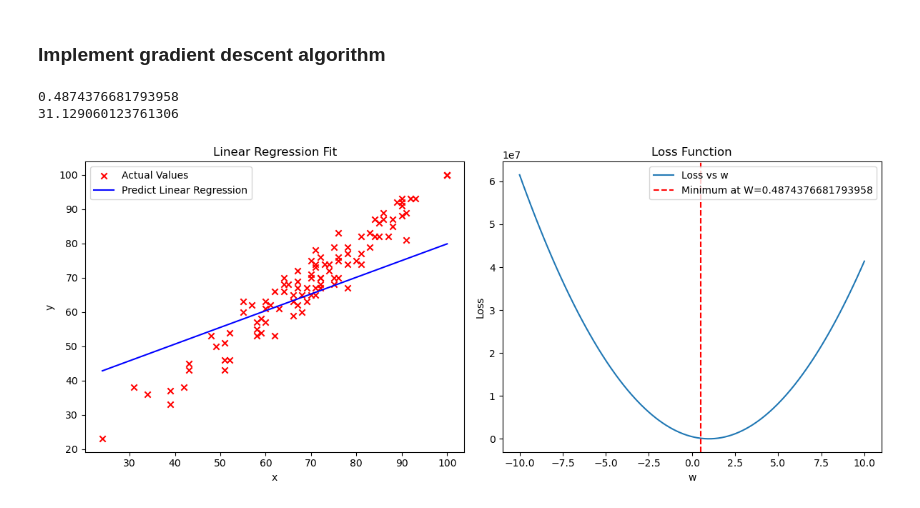
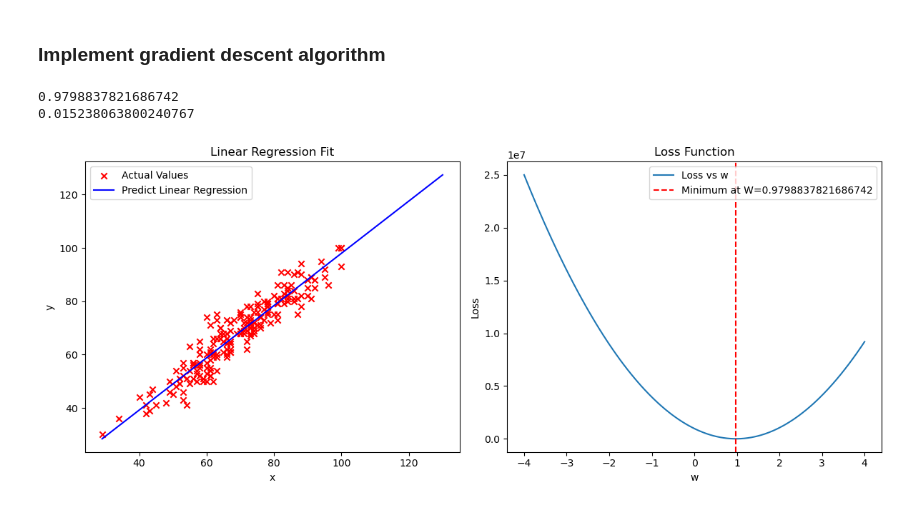
Before and after one commit to HuyinCP/Customize-ML-Models, a Jupyter notebook: gradient_descent.ipynb, the cells around one changed output. Cells and saved outputs as stored; diff of their text form; code cells hidden in the pictures.

```diff
--- a/gradient_descent.ipynb
+++ b/gradient_descent.ipynb
@@ -47,7 +47,7 @@ y = df[["writing score"]]
 # %% [markdown]
 ### Split data into training and test sets
 # %%
-x_train, x_test, y_train, y_test = train_test_split(x, y, test_size=0.9, random_state=42)
+x_train, x_test, y_train, y_test = train_test_split(x, y, test_size=0.8, random_state=23)
 # %% [markdown]
 ### Impute missing values in input features
 # %%
@@ -95,8 +95,6 @@ def compute_gradient(x, y, w, b):
 def gradient_descent(x, y, w_in, b_in, alpha, num_iters, cost_function, gradient_function):
     w_out = w_in
     b_out = b_in
-    J_history = []
-    p_history = []
     for i in range(num_iters):
         dj_dw, dj_db = gradient_function(x, y, w_out, b_out)
         w_out -= alpha * dj_dw
@@ -105,41 +103,40 @@ def gradient_descent(x, y, w_in, b_in, alpha, num_iters, cost_function, gradient
 # %%
 w_init = 0
 b_init = 0
-iterations = 100000
-tmp_alpha = 0.0000001
-w_final, b_final = gradient_descent(np.ravel(x_train), np.ravel(y_test), w_init, b_init, tmp_alpha, iterations, compute_loss_value, compute_gradient)
-print(w_final)
-print(b_final)
+iterations = 10000
+tmp_alpha = 0.00001
+w_final, b_final = gradient_descent(np.ravel(x_train), np.ravel(y_train), w_init, b_init, tmp_alpha, iterations, compute_loss_value, compute_gradient)
-# %% [output]
-0.4874376681793958
-31.129060123761306
+# %%
+print(w_final)
+print(b_final)
+# %% [output]
+0.9798837821686742
+0.015238063800240767
 # %%
 fig, (ax1, ax2) = plt.subplots(1, 2, figsize=(12, 5))
 
 x_plot = np.ravel(x_train)
 y_plot = np.ravel(y_train)
 
-# scatter + line prediction
 ax1.scatter(x_plot, y_plot, marker='x', c='r', label='Actual Values')
-x_line = np.linspace(np.min(x_plot), np.max(x_plot), 100)
+x_line = np.linspace(np.min(x_plot), np.max(x_plot) + 30, 100)
 y_line = w_final * x_line + b_final
 ax1.plot(x_line, y_line, color='blue', label='Predict Linear Regression')
 ax1.set_xlabel('x')
 ax1.set_ylabel('y')
 ax1.legend()
 ax1.set_title('Linear Regression Fit')
 
-# loss for all w
-w_values = np.linspace(-10, 10, 100)
+
+w_values = np.linspace(-4, 4, 100)
 loss_values = [compute_loss_value(x_plot, y_plot, w) for w in w_values]
 ax2.plot(w_values, loss_values, label='Loss vs w')
 ax2.axvline(w_final, color='red', linestyle='--', label=f'Minimum at W={w_final}')
 ax2.set_xlabel('w')
 ax2.set_ylabel('Loss')
 ax2.legend()
 ax2.set_title('Loss Function')
 
 plt.tight_layout()
-plt.show()
 # %% [output]
-[figure, old version]
+[figure, new version]
```
